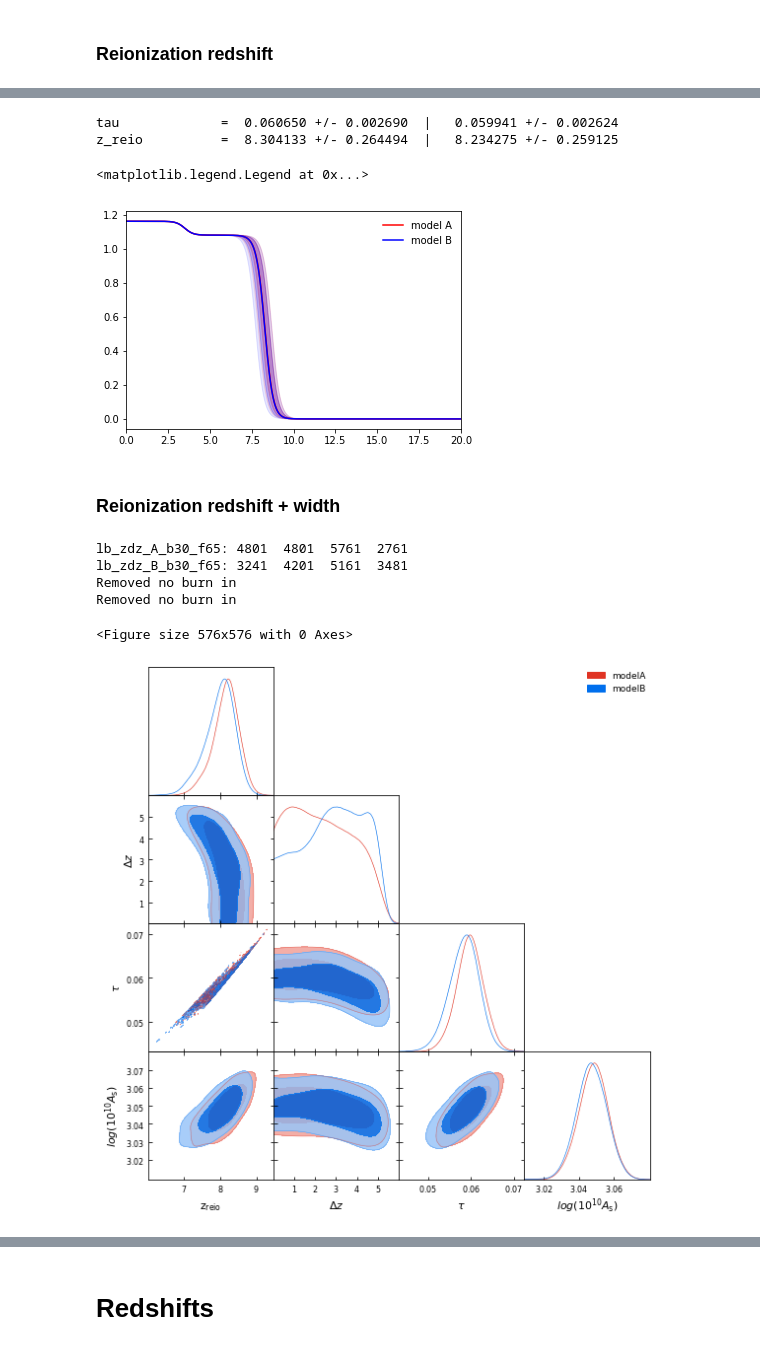
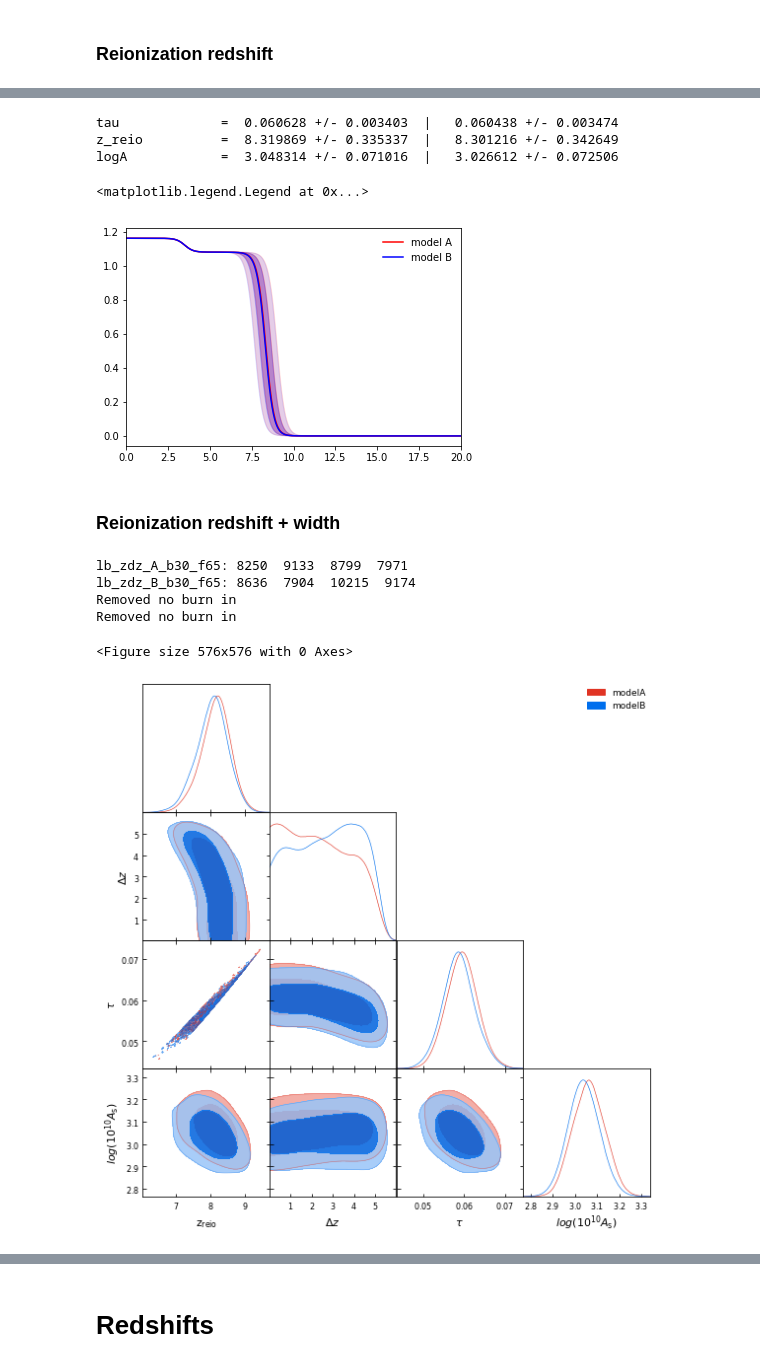
Before and after one commit to litebird/reionization, a Jupyter notebook: LB_forecast_Paris/lbreio.ipynb, the cells around one changed output, grey strips where cells are left out. Drawn from its saved outputs; the diff is of its cells as text; code cells hidden in the pictures.

```diff
--- a/LB_forecast_Paris/lbreio.ipynb
+++ b/LB_forecast_Paris/lbreio.ipynb
@@ -58,7 +80,7 @@ legend()
 # %%
 fsky = [55,65,75,85,95]
 runnames = [f"lb_reio_A_b30_f{f}" for f in fsky]
-chains = [MCtools.mergeMC( "%s/%s/mcmc" % (DBdir,run), burnin=0.6) for run in runnames]
+chains = [MCtools.mergeMC( "%s/%s/mcmc" % (DBdir,run), burnin=0.8) for run in runnames]
 listpar = ['tau','logA']
 labels = [MCtools.parname.get(p,p).replace('$','') for p in listpar]
 samples = [MCSamples( samples=[ chain[p] for p in listpar], names=listpar, labels=labels) for chain in chains]
@@ -135,39 +158,41 @@ Removed no burn in
 # %%
-for par in ['tau','z_reio']: MCtools.PrintMax( chains, par)
+for par in ['tau','z_reio','logA']: MCtools.PrintMax( chains, par)
 # %% [output]
-tau             =  0.060650 +/- 0.002690  |   0.059941 +/- 0.002624
-z_reio          =  8.304133 +/- 0.264494  |   8.234275 +/- 0.259125
+tau             =  0.060628 +/- 0.003403  |   0.060438 +/- 0.003474
+z_reio          =  8.319869 +/- 0.335337  |   8.301216 +/- 0.342649
+logA            =  3.048314 +/- 0.071016  |   3.026612 +/- 0.072506
 # %%
 figure()
 cols = ['r','b']
 for ic,run in enumerate(runnames):
     xe = np.load( f"{DBdir}/xe_{run}.npy", allow_pickle=True).item()
-    fill_between( xe['z'], percentile( xe['xe'], 2.5, axis=0), percentile( xe['xe'], 97.5, axis=0), color=cols[ic], alpha=0.1)
-    fill_between( xe['z'], percentile( xe['xe'], 16., axis=0), percentile( xe['xe'], 84.0, axis=0), color=cols[ic], alpha=0.2)
-    plot( xe['z'], percentile( xe['xe'], 50, axis=0), color=cols[ic], label='model A' if ic == 0 else 'model B')
+    fill_between( xe['z'], xe['xe2.5'], xe['xe97.5'], color=cols[ic], alpha=0.1)
+    fill_between( xe['z'], xe['xe16'], xe['xe84'], color=cols[ic], alpha=0.2)
+    plot( xe['z'], xe['xe50'], color=cols[ic], label='model A' if ic == 0 else 'model B')
 xlim(0,20)
 legend()
 # %% [output]
 <matplotlib.legend.Legend at 0x...>
-[figure, old version]
+[figure, new version]
 # %% [markdown]
 ### Reionization redshift + width
 # %%
 runnames = ["lb_zdz_A_b30_f65","lb_zdz_B_b30_f65"]
+#runnames = ["lb_zdz_A_b30_f65_l300","lb_zdz_B_b30_f65_l300"]
 listpar = ['z_reio','reionization_width','tau','logA']
-chains = [MCtools.mergeMC( "%s/%s/mcmc" % (DBdir,run), burnin=0.6) for run in runnames]
+chains = [MCtools.mergeMC( "%s/%s/mcmc" % (DBdir,run), burnin=0.8) for run in runnames]
 labels = [MCtools.parname.get(p,p).replace('$','') for p in listpar]
 support = {'reionization_width':[0,6]}
 samples = [MCSamples( samples=[ chain[p] for p in listpar], names=listpar, labels=labels, ranges=support) for chain in chains]
 
 g = plots.getSinglePlotter(width_inch=8, ratio=1)
 g.triangle_plot(samples, listpar, filled = True,
                 legend_labels = ["modelA", "modelB"],legend_loc = 'upper right')
 # %% [output]
-lb_zdz_A_b30_f65: 4801  4801  5761  2761
-lb_zdz_B_b30_f65: 3241  4201  5161  3481
+lb_zdz_A_b30_f65: 8250  9133  8799  7971
+lb_zdz_B_b30_f65: 8636  7904  10215  9174
 Removed no burn in
 Removed no burn in
 <Figure size 576x576 with 0 Axes>
-[figure, old version]
+[figure, new version]
 # %%
```
Also changed, not shown: parts of 28 cells of this notebook.
